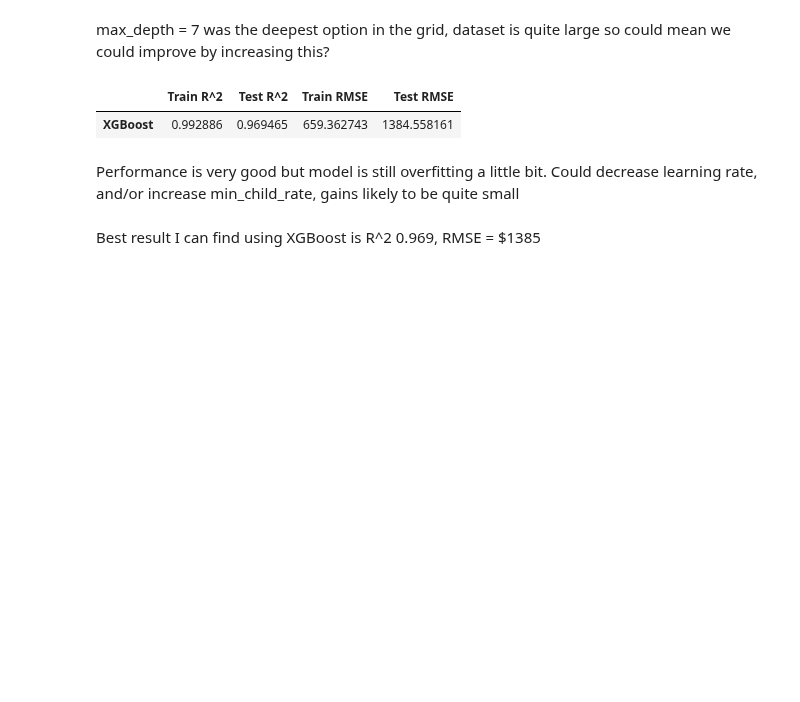
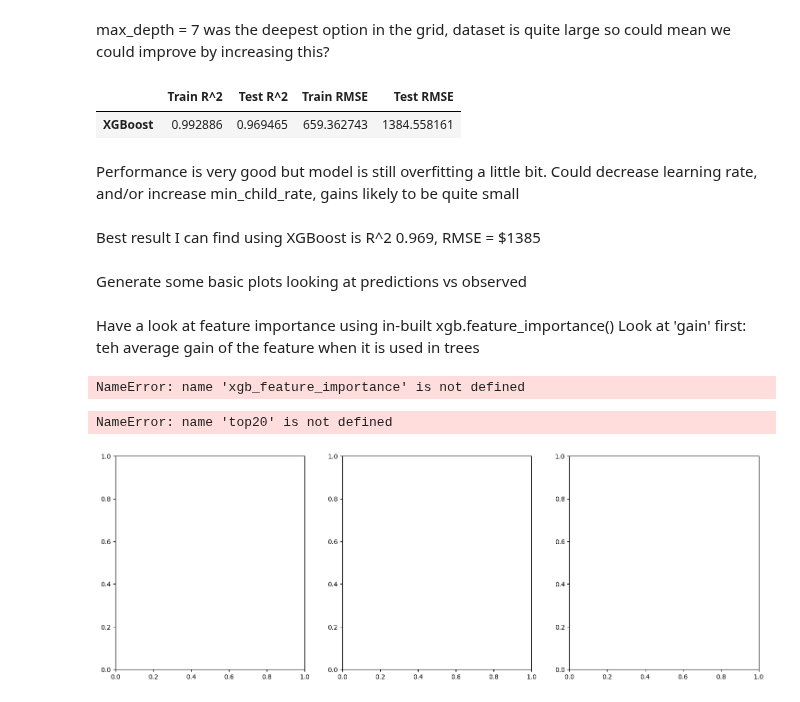
Before and after one commit to balintstewart77/magnimind-assignments, a Jupyter notebook: Auto_scout/auto_scout_part6_estimators.ipynb, the cells around one changed output. Cells and saved outputs as stored; diff of their text form; code cells hidden in the pictures; blank space fills up the shorter version.

Commit message:
updated estimator notebook for auto scout

```diff
--- a/Auto_scout/auto_scout_part6_estimators.ipynb
+++ b/Auto_scout/auto_scout_part6_estimators.ipynb
@@ -263,12 +279,12 @@ Best Score (RMSE): 0.9836
 # %% [markdown]
 max_depth = 7 was the deepest option in the grid, dataset is quite large so could mean we could improve by increasing this?
 # %%
-model = XGBRegressor(colsample_bytree = 0.7, gamma = 0, learning_rate = 0.05, max_depth = 7, min_child_weight = 2, n_estimators = 500, subsample = 0.8)
+xgb_model = XGBRegressor(colsample_bytree = 0.7, gamma = 0, learning_rate = 0.05, max_depth = 7, min_child_weight = 2, n_estimators = 500, subsample = 0.8)
 
-model.fit(X_train, y_train_log)
+xgb_model.fit(X_train, y_train_log)
 # make predictions on the training data and the test data
-y_train_pred_log = model.predict(X_train)
-y_test_pred_log = model.predict(X_test)
+y_train_pred_log = xgb_model.predict(X_train)
+y_test_pred_log = xgb_model.predict(X_test)
 # Inverse log transform the predictions and the true values to original scale, so can compare RMSE values across log and non-transformed target variable
 y_train_pred_original = np.exp(y_train_pred_log)
 y_test_pred_original = np.exp(y_test_pred_log)
@@ -298,3 +314,45 @@ XGB_tuned
 Performance is very good but model is still overfitting a little bit. Could decrease learning rate, and/or increase min_child_rate, gains likely to be quite small
 # %% [markdown]
 Best result I can find using XGBoost is R^2 0.969, RMSE = $1385
+# %% [markdown]
+Generate some basic plots looking at predictions vs observed
+# %% [markdown]
+Have a look at feature importance using in-built xgb.feature_importance()
+Look at 'gain' first: teh average gain of the feature when it is used in trees
+# %%
+# Get feature importance scores for all features, get gain, weight and cover measures
+gain_importances = xgb_model.get_booster().get_score(importance_type='gain')
+weight_importances = xgb_model.get_booster().get_score(importance_type='weight')
+cover_importances = xgb_model.get_booster().get_score(importance_type='cover')
+
+
+# store the dictionaries of raw feature importance values in a df
+gain_df = pd.DataFrame({
+    'Feature': list(gain_importances.keys()),
+    'gain_importance': list(gain_importances.values())
+})
+weight_df = pd.DataFrame({
+    'Feature': list(weight_importances.keys()),
+    'weight_importance': list(weight_importances.values())
+})
+cover_df = pd.DataFrame({
+    'Feature': list(cover_importances.keys()),
+    'cover_importance': list(cover_importances.values())
+})
+xgb_feature_importance = pd.merge(gain_df, weight_df, on = 'Feature', how ='outer')
+xgb_feature_importance = pd.merge(xgb_feature_importance, cover_df, on = 'Feature', how = 'outer')
+# %%
+# Have a look at top 20 features by gain importance
+top20 = xgb_feature_importance.sort_values(by= 'gain_importance',ascending = False)[:20]
+top20.head()
+# %% [output]
+NameError: name 'xgb_feature_importance' is not defined
+# %%
+# Plot barplots of the three metrics, sorted by gain_importance
+fig, axes = plt.subplots(1,3, figsize = (18,6))
+
+# plot the gain_importance
+sns.barplot(x = 'Feature', y = 'gain_importance', data = top20, ax = axes[0])
+# %% [output]
+NameError: name 'top20' is not defined
+[figure, added]
```
Also changed, not shown: parts of 7 cells of this notebook, 1 other file.
